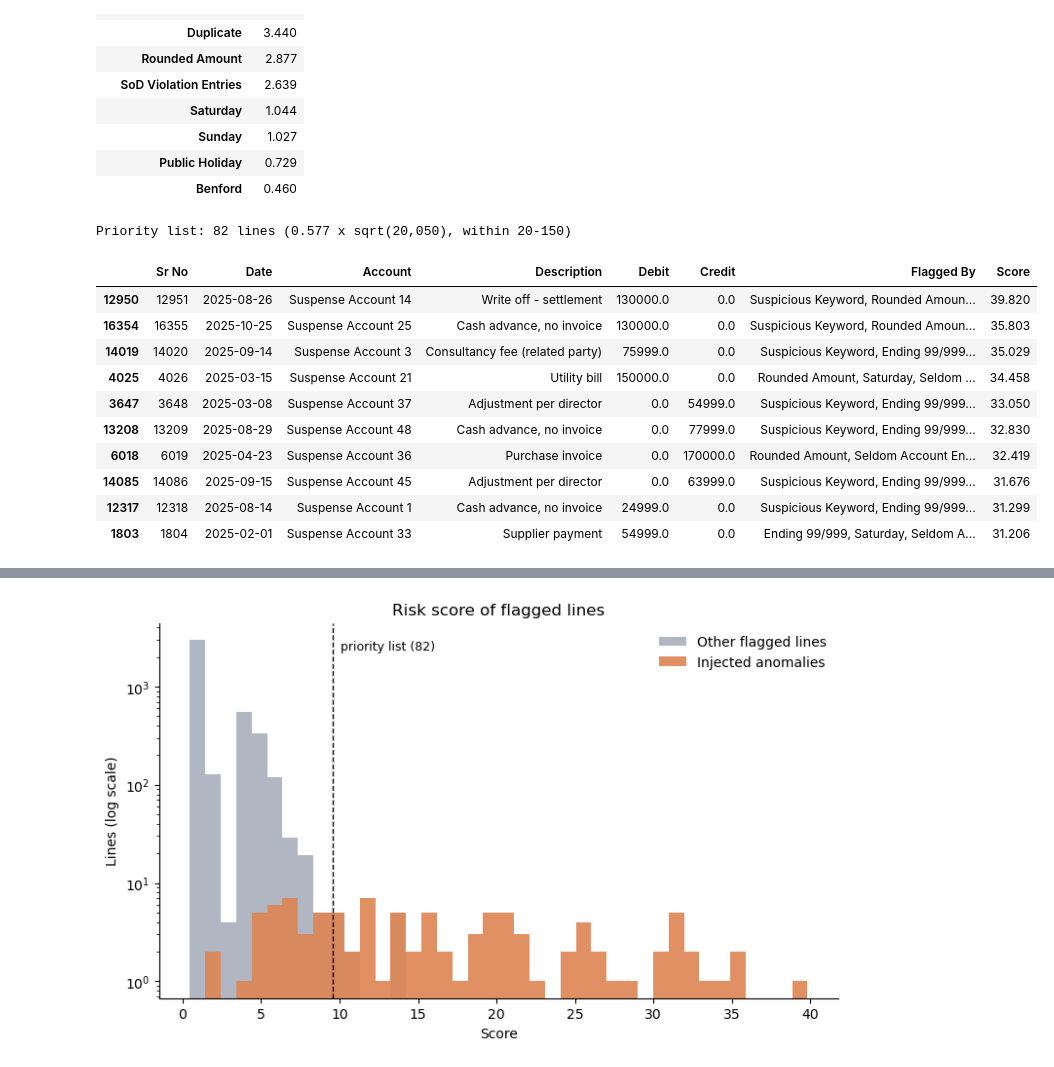
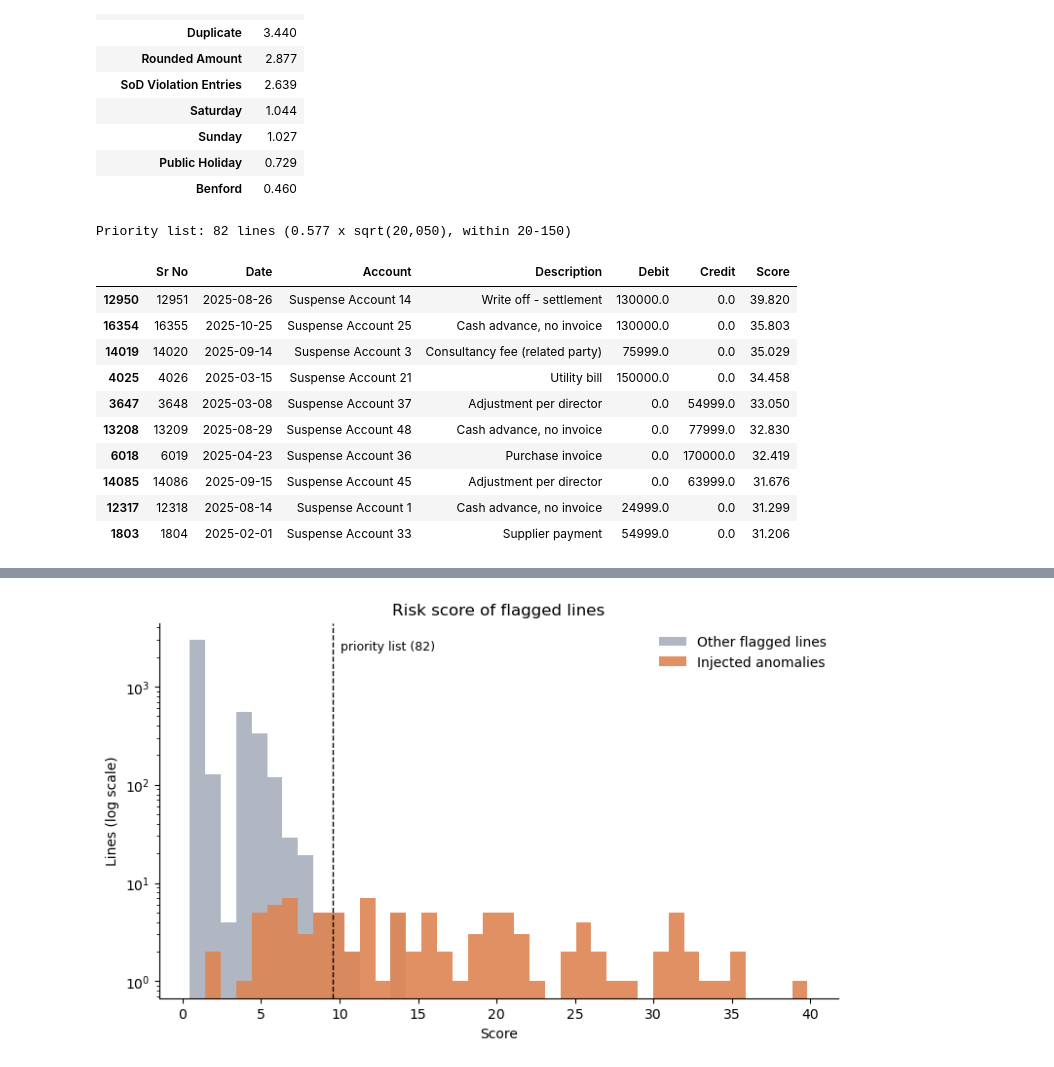
Before and after one commit to luke-menezes/gl-risk-scoring, a Jupyter notebook: notebooks/demo.ipynb, the cells around one changed output, grey strips where cells are left out. Cells and saved outputs as stored; diff of their text form; code cells hidden in the pictures.

```diff
--- a/notebooks/demo.ipynb
+++ b/notebooks/demo.ipynb
@@ -110,18 +110,18 @@ pd.Series(scored.attrs["weights"], name="Weight").sort_values(ascending=False).t
 # %%
 k = scoring.priority_list_size(len(ledger))
 priority = scored.head(k)
 print(f"Priority list: {k} lines (0.577 x sqrt({len(ledger):,}), within 20-150)")
-priority[["Sr No", "Date", "Account", "Description", *amount_cols, "Flagged By", "Score"]].head(10)
+priority[["Sr No", "Date", "Account", "Description", *amount_cols, "Score"]].head(10)
 # %% [output]
 Priority list: 82 lines (0.577 x sqrt(20,050), within 20-150)
-|  | Sr No | Date | Account | Description | Debit | Credit | Flagged By | Score |
-| 12950 | 12951 | 2025-08-26 | Suspense Account 14 | Write off - settlement | 130000.0 | 0.0 | Suspicious Keyword, Rounded Amoun... | 39.820 |
-| 16354 | 16355 | 2025-10-25 | Suspense Account 25 | Cash advance, no invoice | 130000.0 | 0.0 | Suspicious Keyword, Rounded Amoun... | 35.803 |
-| 14019 | 14020 | 2025-09-14 | Suspense Account 3 | Consultancy fee (related party) | 75999.0 | 0.0 | Suspicious Keyword, Ending 99/999... | 35.029 |
-| 4025 | 4026 | 2025-03-15 | Suspense Account 21 | Utility bill | 150000.0 | 0.0 | Rounded Amount, Saturday, Seldom ... | 34.458 |
-| 3647 | 3648 | 2025-03-08 | Suspense Account 37 | Adjustment per director | 0.0 | 54999.0 | Suspicious Keyword, Ending 99/999... | 33.050 |
-| 13208 | 13209 | 2025-08-29 | Suspense Account 48 | Cash advance, no invoice | 0.0 | 77999.0 | Suspicious Keyword, Ending 99/999... | 32.830 |
-| 6018 | 6019 | 2025-04-23 | Suspense Account 36 | Purchase invoice | 0.0 | 170000.0 | Rounded Amount, Seldom Account En... | 32.419 |
-| 14085 | 14086 | 2025-09-15 | Suspense Account 45 | Adjustment per director | 0.0 | 63999.0 | Suspicious Keyword, Ending 99/999... | 31.676 |
-| 12317 | 12318 | 2025-08-14 | Suspense Account 1 | Cash advance, no invoice | 24999.0 | 0.0 | Suspicious Keyword, Ending 99/999... | 31.299 |
-| 1803 | 1804 | 2025-02-01 | Suspense Account 33 | Supplier payment | 54999.0 | 0.0 | Ending 99/999, Saturday, Seldom A... | 31.206 |
+|  | Sr No | Date | Account | Description | Debit | Credit | Score |
+| 12950 | 12951 | 2025-08-26 | Suspense Account 14 | Write off - settlement | 130000.0 | 0.0 | 39.820 |
+| 16354 | 16355 | 2025-10-25 | Suspense Account 25 | Cash advance, no invoice | 130000.0 | 0.0 | 35.803 |
+| 14019 | 14020 | 2025-09-14 | Suspense Account 3 | Consultancy fee (related party) | 75999.0 | 0.0 | 35.029 |
+| 4025 | 4026 | 2025-03-15 | Suspense Account 21 | Utility bill | 150000.0 | 0.0 | 34.458 |
+| 3647 | 3648 | 2025-03-08 | Suspense Account 37 | Adjustment per director | 0.0 | 54999.0 | 33.050 |
+| 13208 | 13209 | 2025-08-29 | Suspense Account 48 | Cash advance, no invoice | 0.0 | 77999.0 | 32.830 |
+| 6018 | 6019 | 2025-04-23 | Suspense Account 36 | Purchase invoice | 0.0 | 170000.0 | 32.419 |
+| 14085 | 14086 | 2025-09-15 | Suspense Account 45 | Adjustment per director | 0.0 | 63999.0 | 31.676 |
+| 12317 | 12318 | 2025-08-14 | Suspense Account 1 | Cash advance, no invoice | 24999.0 | 0.0 | 31.299 |
+| 1803 | 1804 | 2025-02-01 | Suspense Account 33 | Supplier payment | 54999.0 | 0.0 | 31.206 |
```
Also changed, not shown: parts of 5 cells of this notebook, 5 other files.
